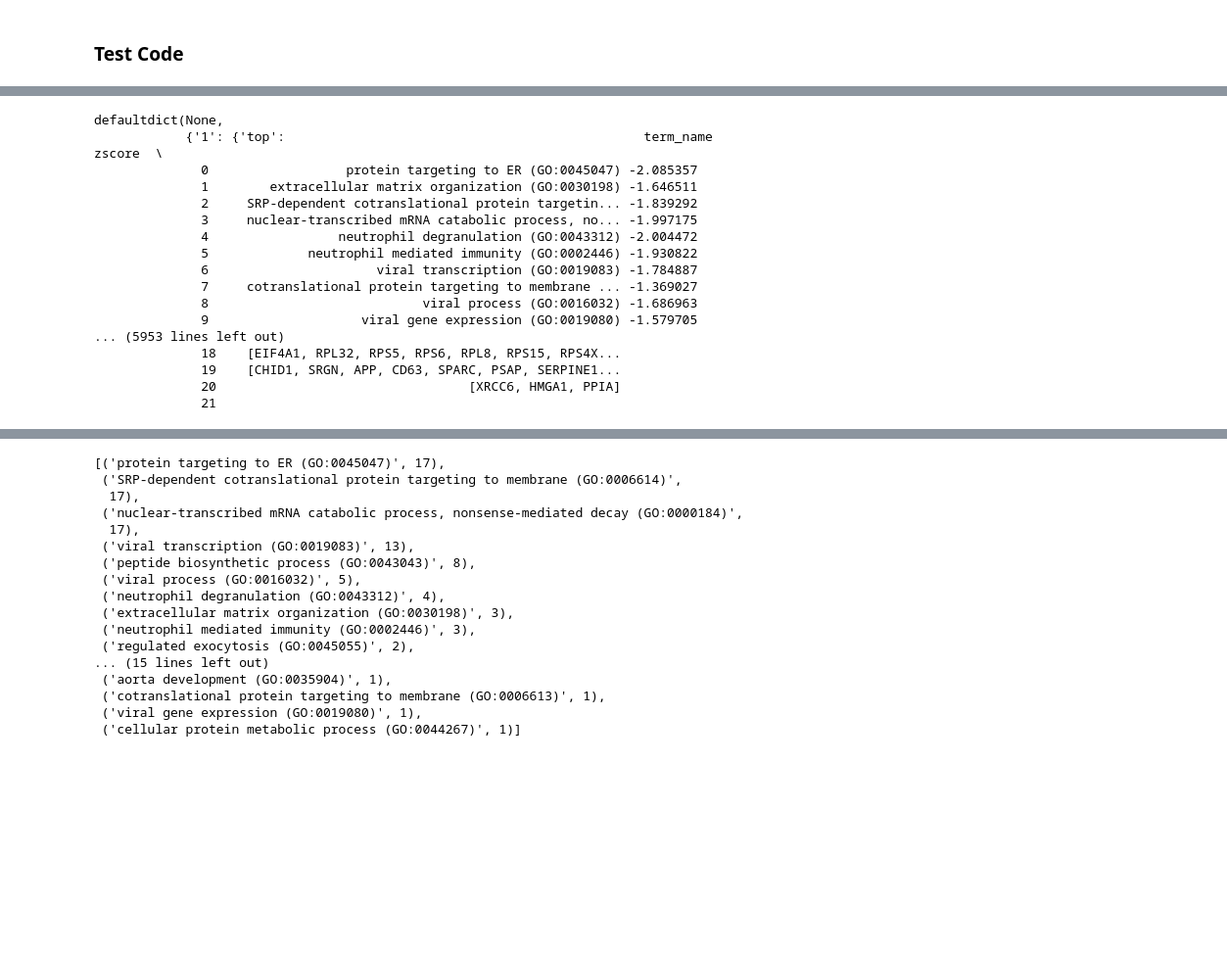
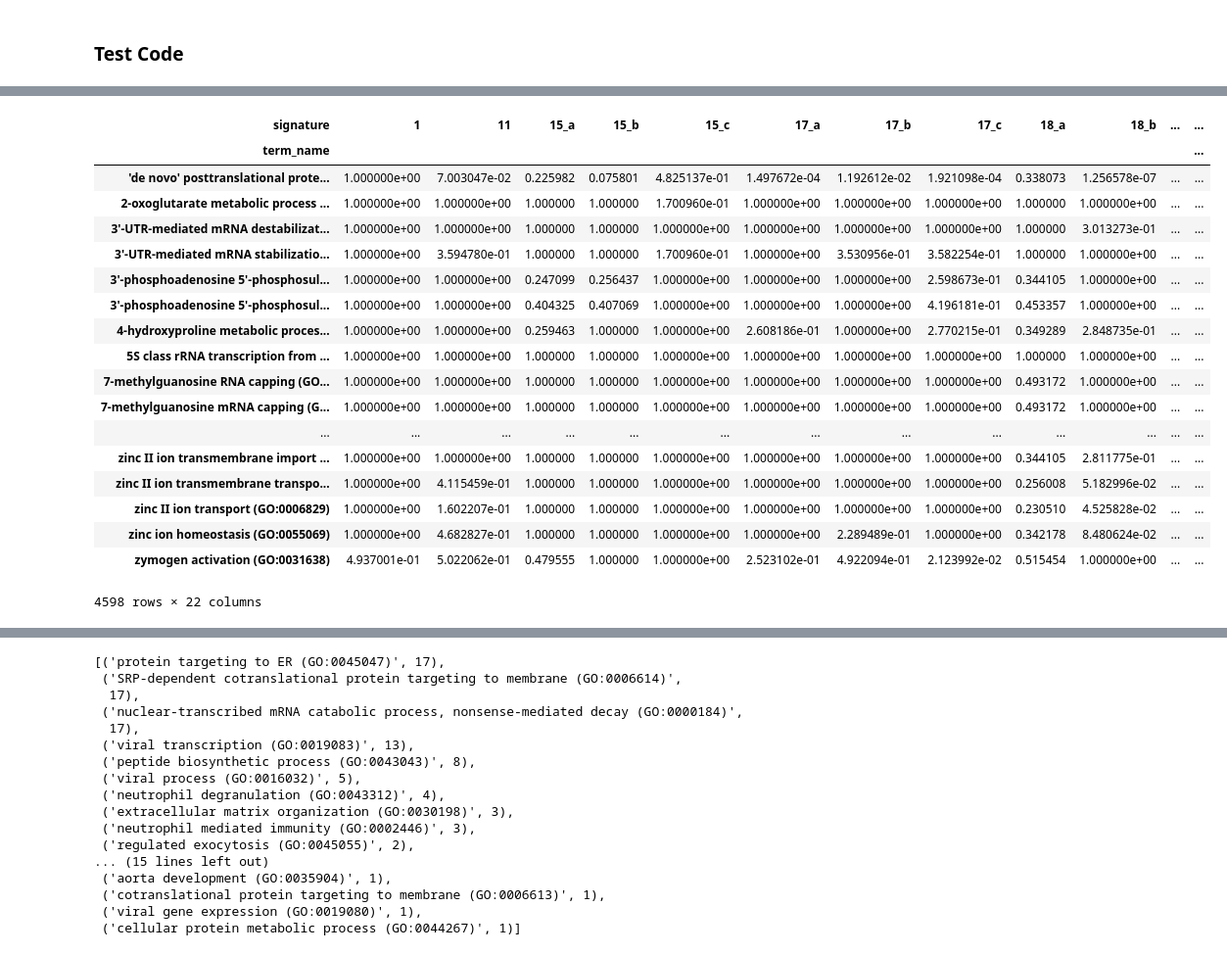
Before and after one commit to MaayanLab/human-melanoma-signature, a Jupyter notebook: pipeline/notebooks/Development.ipynb, the cells around one changed output, grey strips where cells are left out. Shown: that part at 98% size. Cells and saved outputs as stored; diff of their text form; code cells hidden in the pictures; blank space fills up the shorter version.

```diff
--- a/pipeline/notebooks/Development.ipynb
+++ b/pipeline/notebooks/Development.ipynb
@@ -23,5 +24,9 @@ from Melanoma import *
 # %% [markdown]
 # Code Development for Melanoma Pipeline
 ## Define input and output files
+# %%
+# infiles
+infile = 's4-enrichment.dir/melanoma-enrichr-results.txt'
+infile2 = 's4-enrichment.dir/melanoma-all-top-FDR-log.txt'
 # %%
 # infiles
@@ -160,20 +50,0 @@ enr_res.default_factory = None
-# %%
-enr_res
-# %% [output]
-defaultdict(None,
-            {'1': {'top':                                               term_name    zscore  \
-              0                  protein targeting to ER (GO:0045047) -2.085357
-              1        extracellular matrix organization (GO:0030198) -1.646511
-              2     SRP-dependent cotranslational protein targetin... -1.839292
-              3     nuclear-transcribed mRNA catabolic process, no... -1.997175
-              4                 neutrophil degranulation (GO:0043312) -2.004472
-              5             neutrophil mediated immunity (GO:0002446) -1.930822
-              6                      viral transcription (GO:0019083) -1.784887
-              7     cotranslational protein targeting to membrane ... -1.369027
-              8                            viral process (GO:0016032) -1.686963
-              9                    viral gene expression (GO:0019080) -1.579705
-... (5953 lines left out)
-              18    [EIF4A1, RPL32, RPS5, RPS6, RPL8, RPS15, RPS4X...
-              19    [CHID1, SRGN, APP, CD63, SPARC, PSAP, SERPINE1...
-              20                                 [XRCC6, HMGA1, PPIA]
-              21
@@ -179,0 +55,23 @@ defaultdict(None,
+# %%
+toptable= all_top.pivot(index='term_name', columns = 'signature',values='FDR').fillna(1)
+toptable
+# %% [output]
+| signature | 1 | 11 | 15_a | 15_b | 15_c | 17_a | 17_b | 17_c | 18_a | 18_b | ... | ... |
+| term_name |  |  |  |  |  |  |  |  |  |  |  | ... |
+| 'de novo' posttranslational prote... | 1.000000e+00 | 7.003047e-02 | 0.225982 | 0.075801 | 4.825137e-01 | 1.497672e-04 | 1.192612e-02 | 1.921098e-04 | 0.338073 | 1.256578e-07 | ... | ... |
+| 2-oxoglutarate metabolic process ... | 1.000000e+00 | 1.000000e+00 | 1.000000 | 1.000000 | 1.700960e-01 | 1.000000e+00 | 1.000000e+00 | 1.000000e+00 | 1.000000 | 1.000000e+00 | ... | ... |
+| 3'-UTR-mediated mRNA destabilizat... | 1.000000e+00 | 1.000000e+00 | 1.000000 | 1.000000 | 1.000000e+00 | 1.000000e+00 | 1.000000e+00 | 1.000000e+00 | 1.000000 | 3.013273e-01 | ... | ... |
+| 3'-UTR-mediated mRNA stabilizatio... | 1.000000e+00 | 3.594780e-01 | 1.000000 | 1.000000 | 1.700960e-01 | 1.000000e+00 | 3.530956e-01 | 3.582254e-01 | 1.000000 | 1.000000e+00 | ... | ... |
+| 3'-phosphoadenosine 5'-phosphosul... | 1.000000e+00 | 1.000000e+00 | 0.247099 | 0.256437 | 1.000000e+00 | 1.000000e+00 | 1.000000e+00 | 2.598673e-01 | 0.344105 | 1.000000e+00 | ... | ... |
+| 3'-phosphoadenosine 5'-phosphosul... | 1.000000e+00 | 1.000000e+00 | 0.404325 | 0.407069 | 1.000000e+00 | 1.000000e+00 | 1.000000e+00 | 4.196181e-01 | 0.453357 | 1.000000e+00 | ... | ... |
+| 4-hydroxyproline metabolic proces... | 1.000000e+00 | 1.000000e+00 | 0.259463 | 1.000000 | 1.000000e+00 | 2.608186e-01 | 1.000000e+00 | 2.770215e-01 | 0.349289 | 2.848735e-01 | ... | ... |
+| 5S class rRNA transcription from ... | 1.000000e+00 | 1.000000e+00 | 1.000000 | 1.000000 | 1.000000e+00 | 1.000000e+00 | 1.000000e+00 | 1.000000e+00 | 1.000000 | 1.000000e+00 | ... | ... |
+| 7-methylguanosine RNA capping (GO... | 1.000000e+00 | 1.000000e+00 | 1.000000 | 1.000000 | 1.000000e+00 | 1.000000e+00 | 1.000000e+00 | 1.000000e+00 | 0.493172 | 1.000000e+00 | ... | ... |
+| 7-methylguanosine mRNA capping (G... | 1.000000e+00 | 1.000000e+00 | 1.000000 | 1.000000 | 1.000000e+00 | 1.000000e+00 | 1.000000e+00 | 1.000000e+00 | 0.493172 | 1.000000e+00 | ... | ... |
+| ... | ... | ... | ... | ... | ... | ... | ... | ... | ... | ... | ... | ... |
+| zinc II ion transmembrane import ... | 1.000000e+00 | 1.000000e+00 | 1.000000 | 1.000000 | 1.000000e+00 | 1.000000e+00 | 1.000000e+00 | 1.000000e+00 | 0.344105 | 2.811775e-01 | ... | ... |
+| zinc II ion transmembrane transpo... | 1.000000e+00 | 4.115459e-01 | 1.000000 | 1.000000 | 1.000000e+00 | 1.000000e+00 | 1.000000e+00 | 1.000000e+00 | 0.256008 | 5.182996e-02 | ... | ... |
+| zinc II ion transport (GO:0006829) | 1.000000e+00 | 1.602207e-01 | 1.000000 | 1.000000 | 1.000000e+00 | 1.000000e+00 | 1.000000e+00 | 1.000000e+00 | 0.230510 | 4.525828e-02 | ... | ... |
+| zinc ion homeostasis (GO:0055069) | 1.000000e+00 | 4.682827e-01 | 1.000000 | 1.000000 | 1.000000e+00 | 1.000000e+00 | 2.289489e-01 | 1.000000e+00 | 0.342178 | 8.480624e-02 | ... | ... |
+| zymogen activation (GO:0031638) | 4.937001e-01 | 5.022062e-01 | 0.479555 | 1.000000 | 1.000000e+00 | 2.523102e-01 | 4.922094e-01 | 2.123992e-02 | 0.515454 | 1.000000e+00 | ... | ... |
+4598 rows × 22 columns
```
Also changed, not shown: parts of 33 cells of this notebook, 2 other files.
